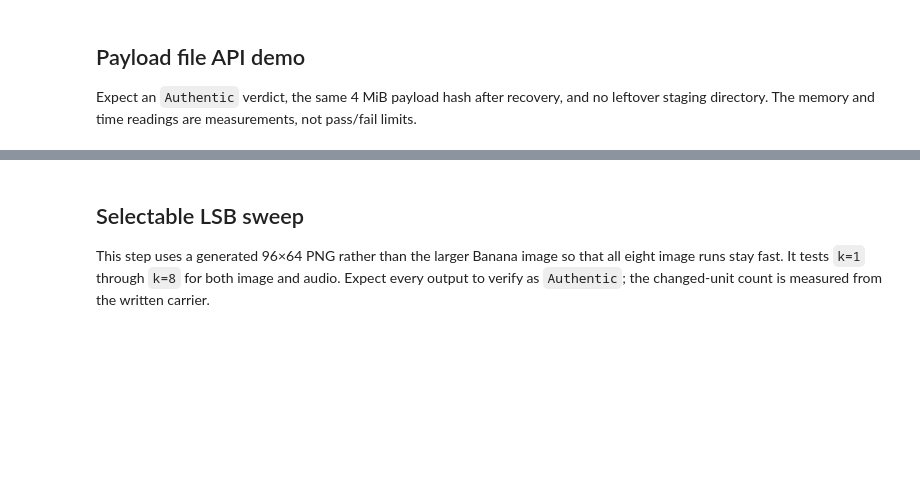
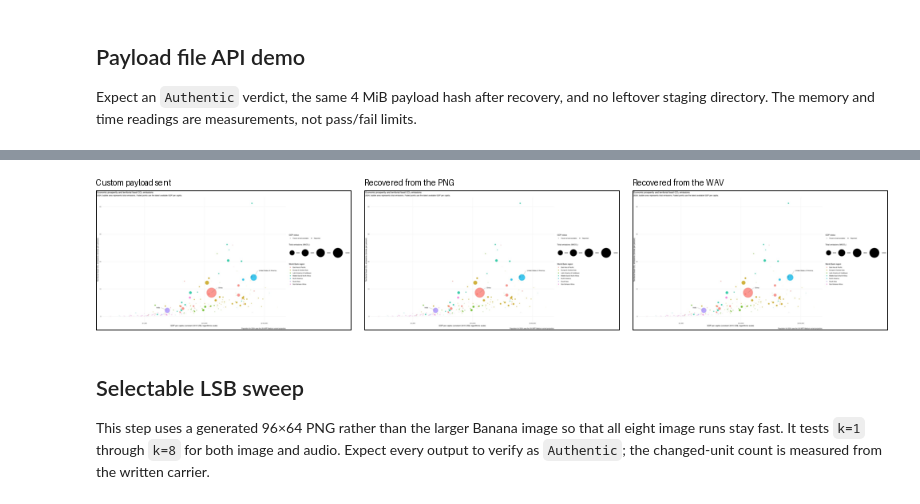
Before and after one commit to alvinto27/INF2005-ACW1, a Jupyter notebook: notebooks/FR1-12 Prototype.ipynb, the cells around one changed output, grey strips where cells are left out. Drawn from its saved outputs; the diff is of its cells as text; code cells hidden in the pictures; blank space fills up the shorter version.

```diff
--- a/notebooks/FR1-12 Prototype.ipynb
+++ b/notebooks/FR1-12 Prototype.ipynb
@@ -1144,42 +1323,65 @@ The assignment asks for a short Learning Outcome, the full Project Overview para
 # %%
+import hashlib
+
 short_text = "Explain how steganography can be used to embed hidden verification data in image and audio cover objects."
 large_text = "This undergraduate project requires student teams to design, implement and demonstrate a GUI-based LSB Replacement steganography program (window-based or web-based) that protects and verifies both image and audio cover objects using steganography, hashing and digital signatures."
-custom_text = "placeholder custom payload; the team makes the final choice"
-custom_payload_path = DEMO_DIR / "team-custom-payload.txt"
-custom_payload_path.write_text(custom_text, encoding="utf-8")
+custom_payload_path = REPO_ROOT / "samples" / "emissions_graph.jpg"
+custom_metadata = b"kind=file;mime=image/jpeg;name=emissions_graph.jpg"
+custom_bytes = custom_payload_path.read_bytes()
+print(f"Custom payload: {display_path(custom_payload_path)} ({len(custom_bytes):,} bytes)")
+
+# The 32,000-sample tone cover is too small for the custom JPEG, so the WAV runs use a 2-second stereo tone.
+assignment_wav_cover_path = DEMO_DIR / "assignment-tone-cover.wav"
+assignment_rate = 44_100
+assignment_tone = (12000 * np.sin(2 * np.pi * 440 * np.arange(2 * assignment_rate) / assignment_rate)).astype("<i2")
+with wave.open(str(assignment_wav_cover_path), "wb") as wav_file:
+    wav_file.setnchannels(2)
+    wav_file.setsampwidth(2)
+    wav_file.setframerate(assignment_rate)
+    wav_file.writeframes(np.repeat(assignment_tone, 2).tobytes())
+print(f"WAV cover sample units: {WavCarrier(assignment_wav_cover_path).total_units:,}")
+
 payload_cases = [
     ("SHORT", short_text.encode("utf-8")),
     ("LARGE", large_text.encode("utf-8")),
-    ("CUSTOM", custom_text.encode("utf-8")),
+    ("CUSTOM", custom_bytes),
 ]
+assignment_start_unit = bootstrap_span(content_receiver_public_key)
 assignment_rows = []
-for cover_name, cover_path, lsb_count in (("PNG", sample_png_path, 3), ("WAV", wav_cover_path, 8)):
+recovered_custom_paths = {}
+for cover_name, cover_path, lsb_count in (("PNG", sample_png_path, 3), ("WAV", assignment_wav_cover_path, 4)):
+    suffix = cover_name.lower()
     for size_label, payload_bytes in payload_cases:
-        output_path = DEMO_DIR / f"assignment-{cover_name.lower()}-{size_label.lower()}.{'png' if cover_name == 'PNG' else 'wav'}"
+        output_path = DEMO_DIR / f"assignment-{suffix}-{size_label.lower()}.{suffix}"
         if size_label == "CUSTOM":
-            if cover_name == "PNG":
-                encode_png_from_payload_path(cover_path, output_path, content_sender_private_key, content_receiver_public_key, bootstrap_span(content_receiver_public_key), lsb_count, custom_payload_path, b"kind=message;mime=text/plain;name=team-custom-payload.txt")
-                recovered_path = DEMO_DIR / "assignment-custom-png-recovered.txt"
-                result = verify_png_to_payload_path(output_path, content_sender_public_key, receiver_private_key, recovered_path)
-            else:
-                encode_wav_from_payload_path(cover_path, output_path, content_sender_private_key, content_receiver_public_key, bootstrap_span(content_receiver_public_key), lsb_count, custom_payload_path, b"kind=message;mime=text/plain;name=team-custom-payload.txt")
-                recovered_path = DEMO_DIR / "assignment-custom-wav-recovered.txt"
-                result = verify_wav_to_payload_path(output_path, content_sender_public_key, receiver_private_key, recovered_path)
+            encode_file = encode_png_from_payload_path if cover_name == "PNG" else encode_wav_from_payload_path
+            verify_file = verify_png_to_payload_path if cover_name == "PNG" else verify_wav_to_payload_path
+            recovered_path = DEMO_DIR / f"assignment-custom-{suffix}-recovered.jpg"
+            encode_file(cover_path, output_path, content_sender_private_key, content_receiver_public_key, assignment_start_unit, lsb_count, custom_payload_path, custom_metadata)
+            result = verify_file(output_path, content_sender_public_key, receiver_private_key, recovered_path)
             recovered_bytes = recovered_path.read_bytes()
+            recovered_custom_paths[cover_name] = recovered_path
+            show_check(f"{cover_name} {size_label} verdict", "Authentic", result.verdict)
+            show_check(f"{cover_name} {size_label} recovered SHA-256", hashlib.sha256(payload_bytes).hexdigest(), hashlib.sha256(recovered_bytes).hexdigest())
         else:
-            if cover_name == "PNG":
-                encode_png(cover_path, output_path, content_sender_private_key, content_receiver_public_key, bootstrap_span(content_receiver_public_key), lsb_count, payload_bytes, b"kind=message;flow=assignment-size")
-                result = verify_png(output_path, content_sender_public_key, receiver_private_key)
-            else:
-                encode_wav(cover_path, output_path, content_sender_private_key, content_receiver_public_key, bootstrap_span(content_receiver_public_key), lsb_count, payload_bytes, b"kind=message;flow=assignment-size")
-                result = verify_wav(output_path, content_sender_public_key, receiver_private_key)
+            encode_bytes = encode_png if cover_name == "PNG" else encode_wav
+            verify_bytes = verify_png if cover_name == "PNG" else verify_wav
+            encode_bytes(cover_path, output_path, content_sender_private_key, content_receiver_public_key, assignment_start_unit, lsb_count, payload_bytes, b"kind=message;flow=assignment-size")
+            result = verify_bytes(output_path, content_sender_public_key, receiver_private_key)
             recovered_bytes = result.payload.user_payload
-        recovered_text = recovered_bytes.decode("utf-8")
-        expected_text = payload_bytes.decode("utf-8")
-        preview = f"first={recovered_text[:24]!r}; last={recovered_text[-24:]!r}"
-        assignment_rows.append((len(payload_bytes), cover_name, lsb_count, result.verdict, recovered_text == expected_text, preview, size_label))
-        show_check(f"{cover_name} {size_label} verdict", "Authentic", result.verdict)
-        show_check(f"{cover_name} {size_label} recovered text", f"first={expected_text[:24]!r}; last={expected_text[-24:]!r}", preview)
-print("Size bytes | Cover | k | Expected verdict | Actual verdict | Recovered text matches: first and last characters")
-for size_bytes, cover_name, k, actual, matches, preview, size_label in assignment_rows:
-    print(f"{size_bytes} | {cover_name} | {k} | Authentic | {actual} | match={matches}; {preview} ({size_label})")
+            expected_text = payload_bytes.decode("utf-8")
+            recovered_text = recovered_bytes.decode("utf-8")
+            show_check(f"{cover_name} {size_label} verdict", "Authentic", result.verdict)
+            show_check(f"{cover_name} {size_label} recovered text", f"first={expected_text[:24]!r}; last={expected_text[-24:]!r}", f"first={recovered_text[:24]!r}; last={recovered_text[-24:]!r}")
+        assignment_rows.append((size_label, len(payload_bytes), cover_name, lsb_count, result.verdict, recovered_bytes == payload_bytes))
+
+print()
+print("Payload | Size bytes | Cover | k | Expected verdict | Actual verdict | Recovered bytes match")
+for size_label, size_bytes, cover_name, k, actual, matches in assignment_rows:
+    print(f"{size_label} | {size_bytes:,} | {cover_name} | {k} | Authentic | {actual} | {matches}")
+display(show_panels([
+    (preview_image(custom_payload_path), "Custom payload sent"),
+    (preview_image(recovered_custom_paths["PNG"]), "Recovered from the PNG"),
+    (preview_image(recovered_custom_paths["WAV"]), "Recovered from the WAV"),
+]))
+# %% [output]
@@ -1186,3 +1405,4 @@ for size_bytes, cover_name, k, actual, matches, preview, size_label in assignmen
+[figure, added]
 # %% [markdown]
 ## Selectable LSB sweep
 
```
Also changed, not shown: parts of 50 cells of this notebook, 3 other files.
